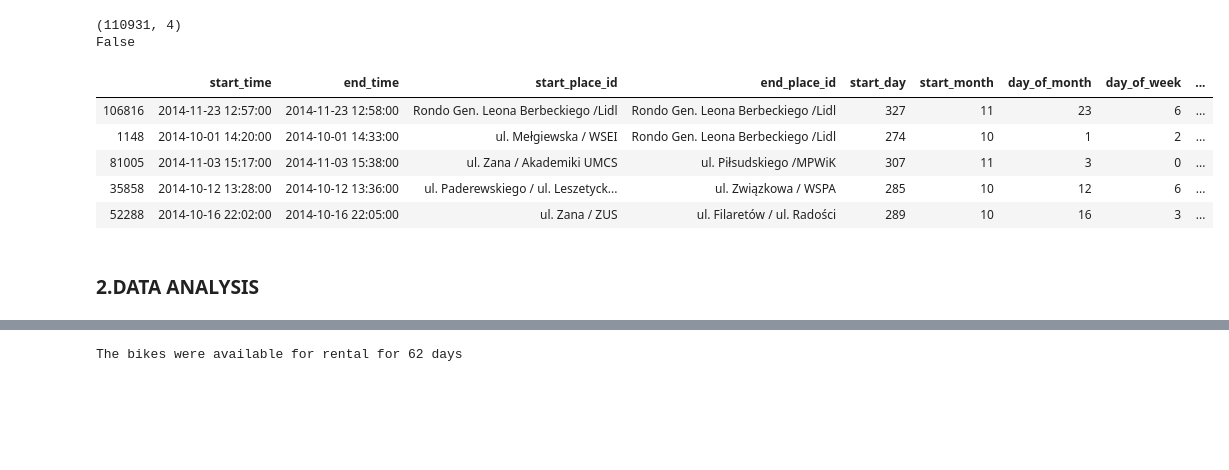
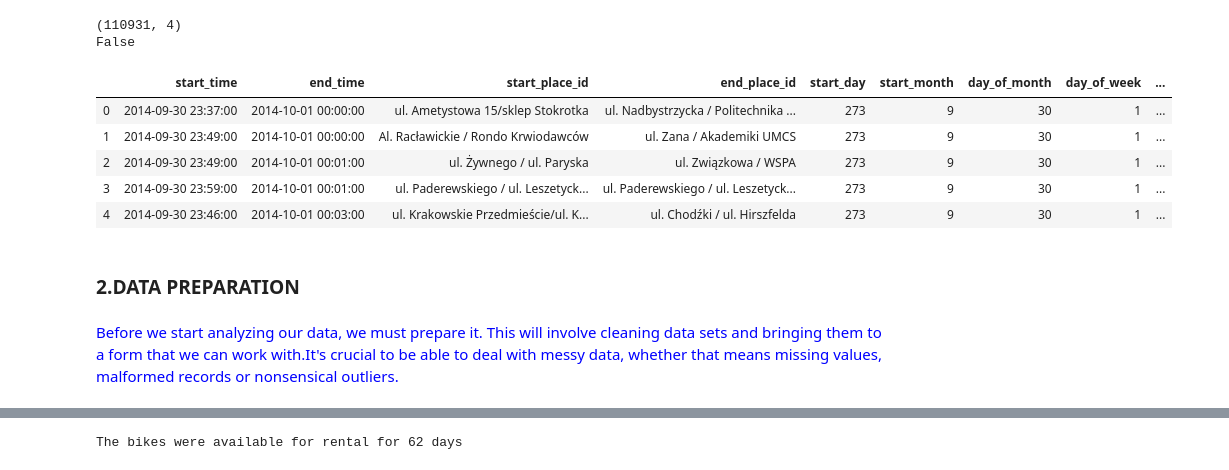
Before and after one commit to KGorczyca/City_bike_Lublin, a Jupyter notebook: PROJECT PART 3 (2014).ipynb, the cells around one changed output, grey strips where cells are left out. Cells and saved outputs as stored; diff of their text form; code cells hidden in the pictures; blank space fills up the shorter version.

```diff
--- a/PROJECT PART 3 (2014).ipynb
+++ b/PROJECT PART 3 (2014).ipynb
@@ -83,33 +86,35 @@ False
 # %%
 #Create additional TIME columns so it would be easier to manipulate the data
 
 city_bike14['start_day'] = pd.DatetimeIndex(city_bike14['start_time']).dayofyear
 
 city_bike14['start_month'] = pd.DatetimeIndex(city_bike14['start_time']).month
 
 city_bike14['day_of_month'] = pd.DatetimeIndex(city_bike14['start_time']).day
 
 city_bike14['day_of_week'] = pd.DatetimeIndex(city_bike14['start_time']).dayofweek
 
 
 
-#Create additional duration column so it would be easier to manipulate the data
+#Create additional duration columns so it would be easier to manipulate the data
 
 city_bike14['duration'] = city_bike14['end_time']-city_bike14['start_time']
 
 city_bike14['duration_sec']= pd.TimedeltaIndex(city_bike14['end_time']-city_bike14['start_time']).seconds
 
 city_bike14['duration_min'] = city_bike14['duration_sec'] / 60
 
 city_bike14['duration_hour'] = city_bike14['duration_sec']/3600
 
-city_bike14.sample(5)
+city_bike14.head()
 # %% [output]
 |  | start_time | end_time | start_place_id | end_place_id | start_day | start_month | day_of_month | day_of_week | ... |
-| 106816 | 2014-11-23 12:57:00 | 2014-11-23 12:58:00 | Rondo Gen. Leona Berbeckiego /Lidl | Rondo Gen. Leona Berbeckiego /Lidl | 327 | 11 | 23 | 6 | ... |
-| 1148 | 2014-10-01 14:20:00 | 2014-10-01 14:33:00 | ul. Mełgiewska / WSEI | Rondo Gen. Leona Berbeckiego /Lidl | 274 | 10 | 1 | 2 | ... |
-| 81005 | 2014-11-03 15:17:00 | 2014-11-03 15:38:00 | ul. Zana / Akademiki UMCS | ul. Piłsudskiego /MPWiK | 307 | 11 | 3 | 0 | ... |
-| 35858 | 2014-10-12 13:28:00 | 2014-10-12 13:36:00 | ul. Paderewskiego / ul. Leszetyck... | ul. Związkowa / WSPA | 285 | 10 | 12 | 6 | ... |
-| 52288 | 2014-10-16 22:02:00 | 2014-10-16 22:05:00 | ul. Zana / ZUS | ul. Filaretów / ul. Radości | 289 | 10 | 16 | 3 | ... |
+| 0 | 2014-09-30 23:37:00 | 2014-10-01 00:00:00 | ul. Ametystowa 15/sklep Stokrotka | ul. Nadbystrzycka / Politechnika ... | 273 | 9 | 30 | 1 | ... |
+| 1 | 2014-09-30 23:49:00 | 2014-10-01 00:00:00 | Al. Racławickie / Rondo Krwiodawców | ul. Zana / Akademiki UMCS | 273 | 9 | 30 | 1 | ... |
+| 2 | 2014-09-30 23:49:00 | 2014-10-01 00:01:00 | ul. Żywnego / ul. Paryska | ul. Związkowa / WSPA | 273 | 9 | 30 | 1 | ... |
+| 3 | 2014-09-30 23:59:00 | 2014-10-01 00:01:00 | ul. Paderewskiego / ul. Leszetyck... | ul. Paderewskiego / ul. Leszetyck... | 273 | 9 | 30 | 1 | ... |
+| 4 | 2014-09-30 23:46:00 | 2014-10-01 00:03:00 | ul. Krakowskie Przedmieście/ul. K... | ul. Chodźki / ul. Hirszfelda | 273 | 9 | 30 | 1 | ... |
 # %% [markdown]
-<h3>2.DATA ANALYSIS
+<h3>2.DATA PREPARATION
+# %% [markdown]
+<span style="color:blue">Before we start analyzing our data, we must prepare it. This will involve cleaning data sets and bringing them to a form that we can work with.It's crucial to be able to deal with messy data, whether that means missing values, malformed records or nonsensical outliers.
```
Also changed, not shown: parts of 31 cells of this notebook, 3 other files.
